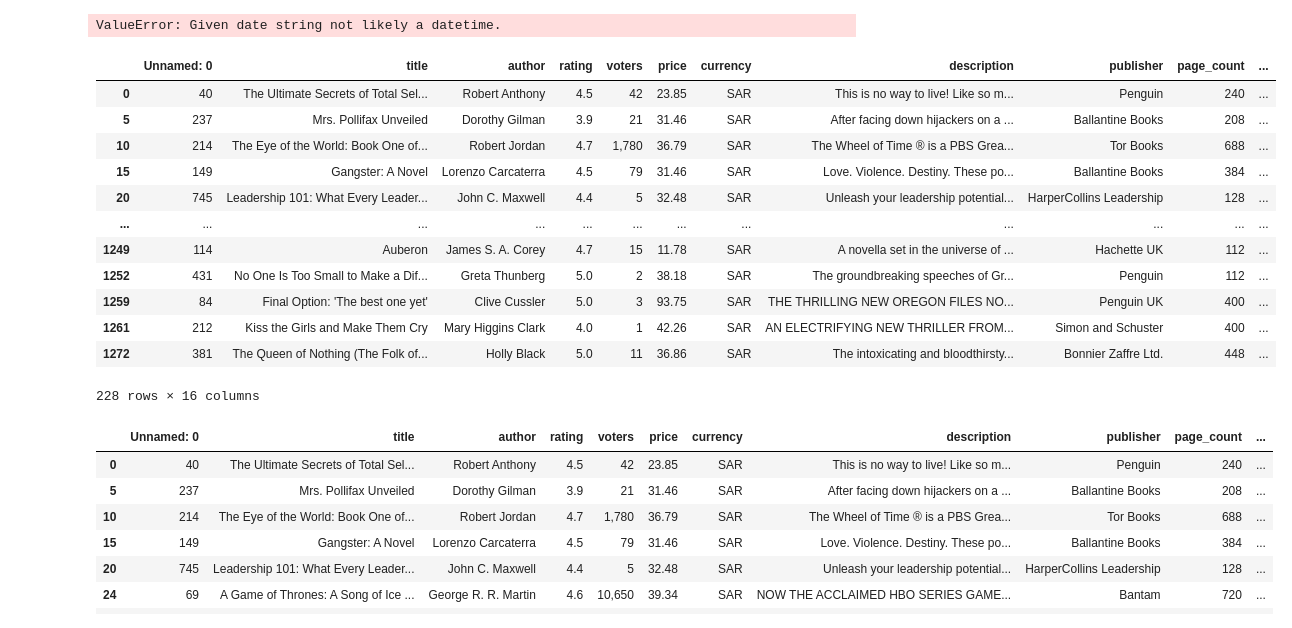
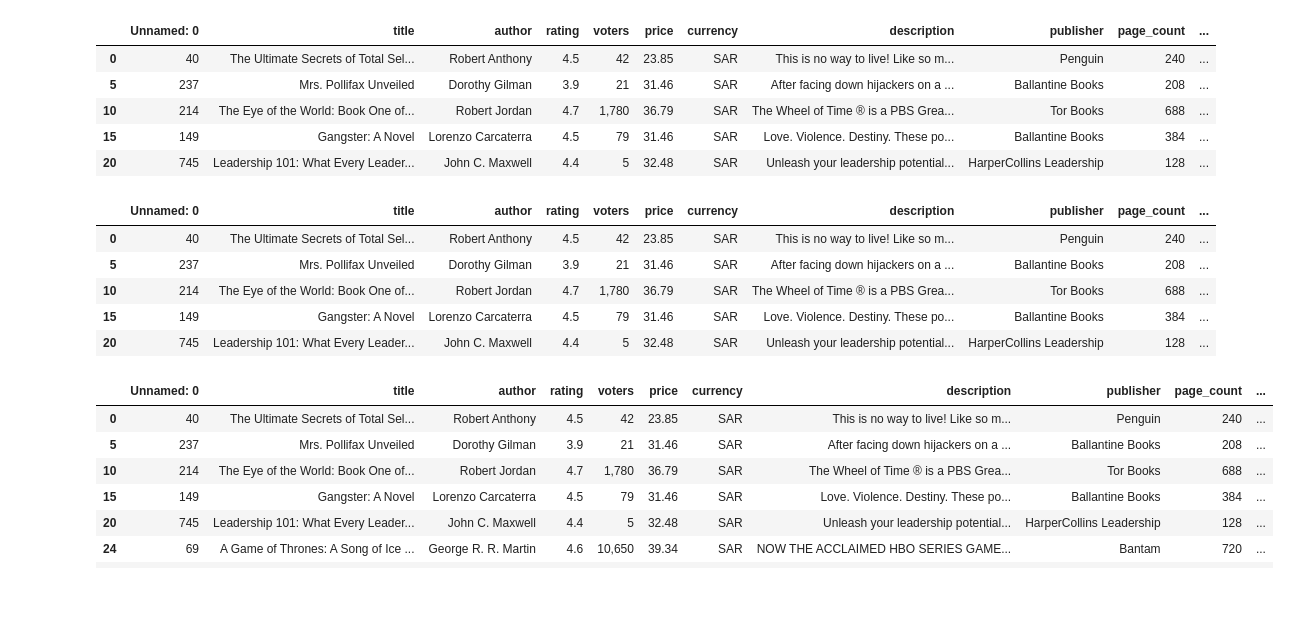
Before and after one commit to hrofarrow/Book_analysis-, a Jupyter notebook: Jackson.ipynb, the cells around one changed output. Drawn from its saved outputs; the diff is of its cells as text; code cells hidden in the pictures; blank space fills up the shorter version.

```diff
--- a/Jackson.ipynb
+++ b/Jackson.ipynb
@@ -18,25 +20,26 @@ book_df.head()
-# %%
-book_df['published_date'] = book_df['published_date'].astype('datetime64[ns]')
-book_df["month"] = book_df.published_date.dt.month
-book_df
-# %% [output]
-ValueError: Given date string not likely a datetime.
+# %%
+#converting the srting in the published date column from a string into datetimes so I am able to pull the month out
+book_df['published_date'] = book_df['published_date'].astype('datetime64[ns]')
+#Creating a column for the specific month
+book_df["month"] = book_df.published_date.dt.month
+book_df.head()
+# %% [output]
+|  | Unnamed: 0 | title | author | rating | voters | price | currency | description | publisher | page_count | ... |
+| 0 | 40 | The Ultimate Secrets of Total Sel... | Robert Anthony | 4.5 | 42 | 23.85 | SAR | This is no way to live! Like so m... | Penguin | 240 | ... |
+| 5 | 237 | Mrs. Pollifax Unveiled | Dorothy Gilman | 3.9 | 21 | 31.46 | SAR | After facing down hijackers on a ... | Ballantine Books | 208 | ... |
+| 10 | 214 | The Eye of the World: Book One of... | Robert Jordan | 4.7 | 1,780 | 36.79 | SAR | The Wheel of Time ® is a PBS Grea... | Tor Books | 688 | ... |
+| 15 | 149 | Gangster: A Novel | Lorenzo Carcaterra | 4.5 | 79 | 31.46 | SAR | Love. Violence. Destiny. These po... | Ballantine Books | 384 | ... |
+| 20 | 745 | Leadership 101: What Every Leader... | John C. Maxwell | 4.4 | 5 | 32.48 | SAR | Unleash your leadership potential... | HarperCollins Leadership | 128 | ... |
 # %%
+#Replacing the month 12 with 0 to get teh seasons right
 book_df['month'].replace(12,0, inplace = True)
-book_df = pd.DataFrame(data)
-book_df
+book_df = pd.DataFrame(book_df)
+book_df.head()
 # %% [output]
 |  | Unnamed: 0 | title | author | rating | voters | price | currency | description | publisher | page_count | ... |
 | 0 | 40 | The Ultimate Secrets of Total Sel... | Robert Anthony | 4.5 | 42 | 23.85 | SAR | This is no way to live! Like so m... | Penguin | 240 | ... |
 | 5 | 237 | Mrs. Pollifax Unveiled | Dorothy Gilman | 3.9 | 21 | 31.46 | SAR | After facing down hijackers on a ... | Ballantine Books | 208 | ... |
 | 10 | 214 | The Eye of the World: Book One of... | Robert Jordan | 4.7 | 1,780 | 36.79 | SAR | The Wheel of Time ® is a PBS Grea... | Tor Books | 688 | ... |
 | 15 | 149 | Gangster: A Novel | Lorenzo Carcaterra | 4.5 | 79 | 31.46 | SAR | Love. Violence. Destiny. These po... | Ballantine Books | 384 | ... |
 | 20 | 745 | Leadership 101: What Every Leader... | John C. Maxwell | 4.4 | 5 | 32.48 | SAR | Unleash your leadership potential... | HarperCollins Leadership | 128 | ... |
-| ... | ... | ... | ... | ... | ... | ... | ... | ... | ... | ... | ... |
-| 1249 | 114 | Auberon | James S. A. Corey | 4.7 | 15 | 11.78 | SAR | A novella set in the universe of ... | Hachette UK | 112 | ... |
-| 1252 | 431 | No One Is Too Small to Make a Dif... | Greta Thunberg | 5.0 | 2 | 38.18 | SAR | The groundbreaking speeches of Gr... | Penguin | 112 | ... |
-| 1259 | 84 | Final Option: 'The best one yet' | Clive Cussler | 5.0 | 3 | 93.75 | SAR | THE THRILLING NEW OREGON FILES NO... | Penguin UK | 400 | ... |
-| 1261 | 212 | Kiss the Girls and Make Them Cry | Mary Higgins Clark | 4.0 | 1 | 42.26 | SAR | AN ELECTRIFYING NEW THRILLER FROM... | Simon and Schuster | 400 | ... |
-| 1272 | 381 | The Queen of Nothing (The Folk of... | Holly Black | 5.0 | 11 | 36.86 | SAR | The intoxicating and bloodthirsty... | Bonnier Zaffre Ltd. | 448 | ... |
-228 rows × 16 columns
 # %%
```
Also changed, not shown: parts of 10 cells of this notebook.
